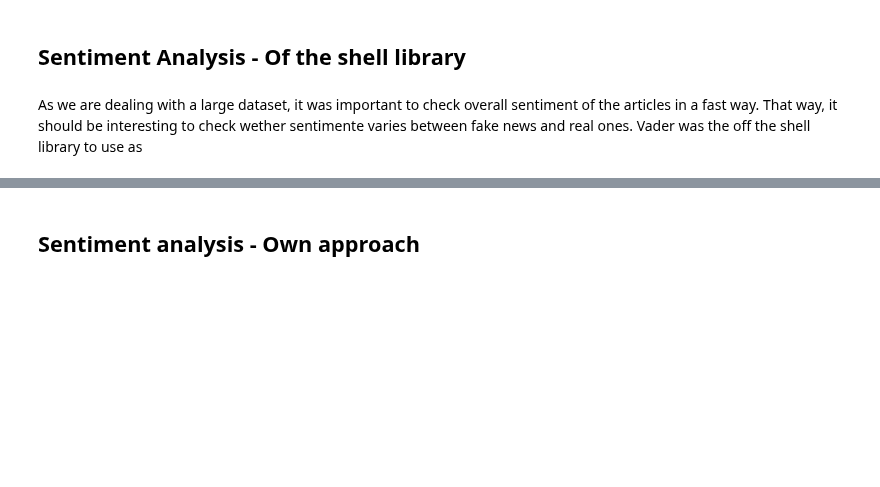
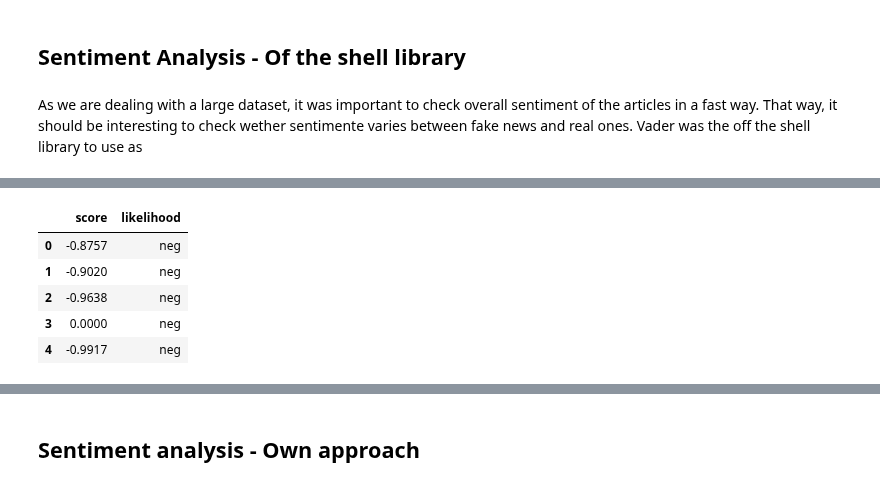
Before and after one commit to jfsalcedo10/collecting-ss-project, a Jupyter notebook: src/notebooks/sentiment_analysis.ipynb, the cells around one changed output, grey strips where cells are left out. Drawn from its saved outputs; the diff is of its cells as text; code cells hidden in the pictures; blank space fills up the shorter version.

```diff
--- a/src/notebooks/sentiment_analysis.ipynb
+++ b/src/notebooks/sentiment_analysis.ipynb
@@ -117,0 +129,10 @@ Prediction complete at 01:46:38.
+# %%
+df_pred = pd.DataFrame(predictions)
+df_pred.head()
+# %% [output]
+|  | score | likelihood |
+| 0 | -0.8757 | neg |
+| 1 | -0.9020 | neg |
+| 2 | -0.9638 | neg |
+| 3 | 0.0000 | neg |
+| 4 | -0.9917 | neg |
```
Also changed, not shown: parts of 18 cells of this notebook, 2 other files.
